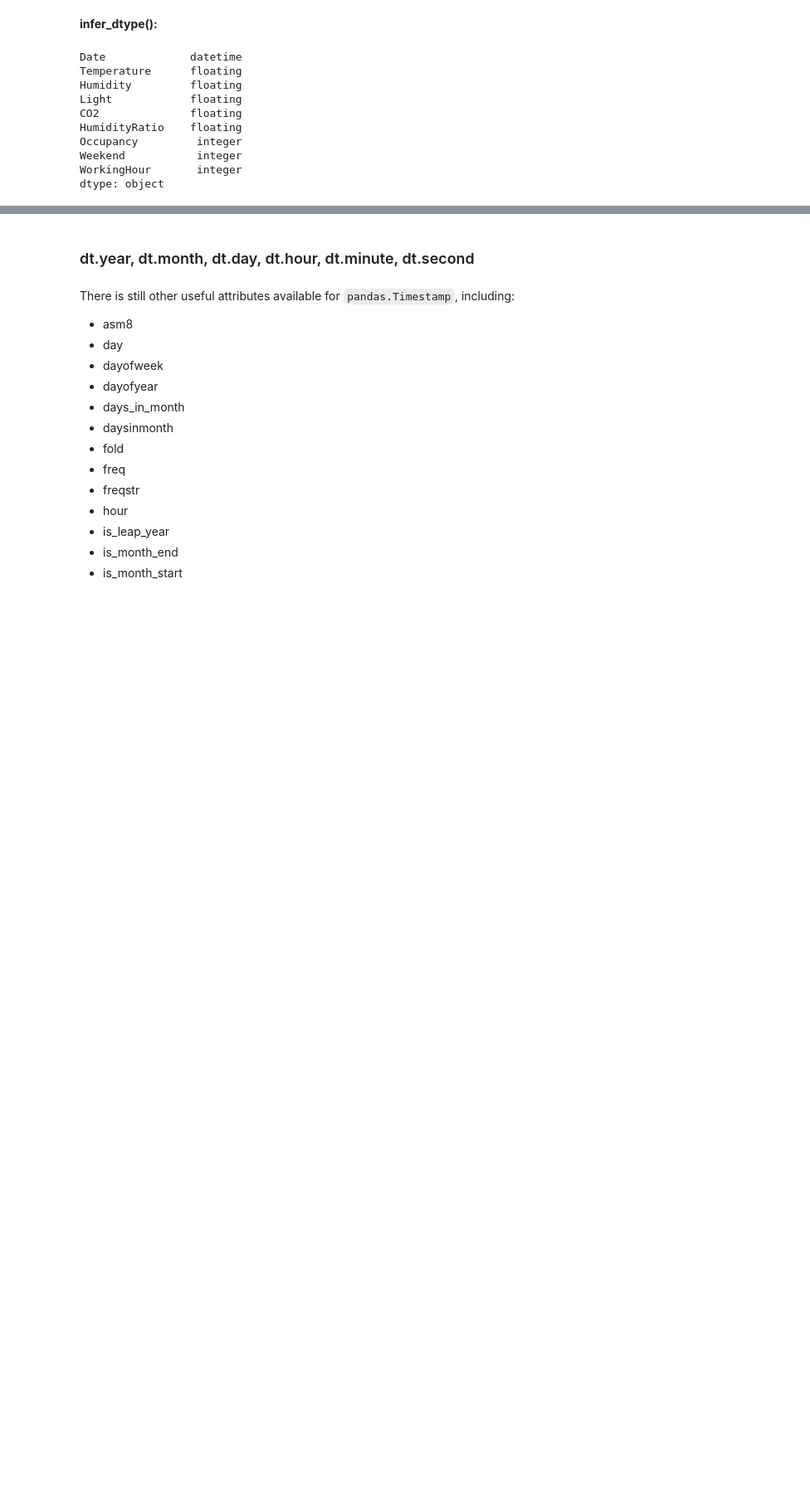
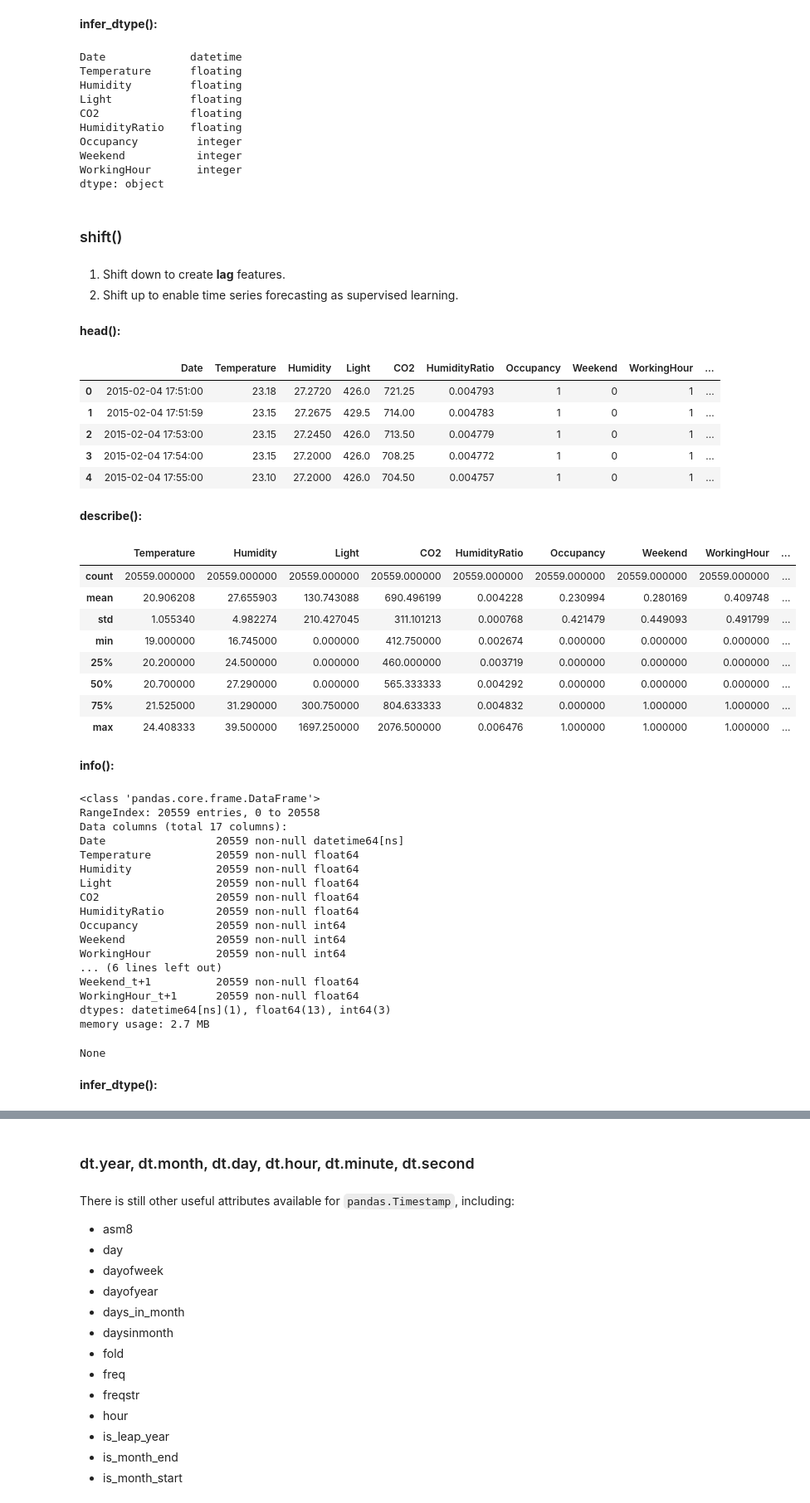
Before and after one commit to yungshun317/sklearn-occupancy-detection-time-series-forecasting, a Jupyter notebook: occupancy_detection_dataset.ipynb, the cells around one changed output, grey strips where cells are left out. Shown at 83% size. Saved outputs shown, nothing was run; the diff lists cells and outputs as text; code cells hidden in the pictures; blank space fills up the shorter version.

```diff
--- a/occupancy_detection_dataset.ipynb
+++ b/occupancy_detection_dataset.ipynb
@@ -1142,3 +1142,67 @@ Occupancy         integer
 Weekend           integer
 WorkingHour       integer
 dtype: object
+# %% [markdown]
+### shift()
+# %% [markdown]
+1. Shift down to create <b>lag</b> features.
+2. Shift up to enable time series forecasting as supervised learning.
+# %%
+def time_series_to_supervised(df, shift_down=1, shift_up=1, dropnan=True):
+    cols = df.columns
+
+    for col in cols:
+        for i in range(shift_down, 0, -1):
+            if i != 0:
+                df['{}'.format(col + '_t-' + str(i))] = data[col].shift(i)
+        for j in range(shift_up, 0, -1):
+            if j != 0:
+                df['{}'.format(col + '_t+' + str(j))] = data[col].shift(-j)
+    if dropnan:
+        df.dropna(inplace=True)
+
+# Don't take in Date
+data = data.set_index('Date')
+time_series_to_supervised(data, shift_down=0, shift_up=1, dropnan=True)
+
+# Reset Date for the next step, creating datetime features
+data.reset_index(level=0, inplace=True)
+report(data)
+# %% [output]
+<b>head():</b>
+|  | Date | Temperature | Humidity | Light | CO2 | HumidityRatio | Occupancy | Weekend | WorkingHour | ... |
+| 0 | 2015-02-04 17:51:00 | 23.18 | 27.2720 | 426.0 | 721.25 | 0.004793 | 1 | 0 | 1 | ... |
+| 1 | 2015-02-04 17:51:59 | 23.15 | 27.2675 | 429.5 | 714.00 | 0.004783 | 1 | 0 | 1 | ... |
+| 2 | 2015-02-04 17:53:00 | 23.15 | 27.2450 | 426.0 | 713.50 | 0.004779 | 1 | 0 | 1 | ... |
+| 3 | 2015-02-04 17:54:00 | 23.15 | 27.2000 | 426.0 | 708.25 | 0.004772 | 1 | 0 | 1 | ... |
+| 4 | 2015-02-04 17:55:00 | 23.10 | 27.2000 | 426.0 | 704.50 | 0.004757 | 1 | 0 | 1 | ... |
+<b>describe():</b>
+|  | Temperature | Humidity | Light | CO2 | HumidityRatio | Occupancy | Weekend | WorkingHour | ... |
+| count | 20559.000000 | 20559.000000 | 20559.000000 | 20559.000000 | 20559.000000 | 20559.000000 | 20559.000000 | 20559.000000 | ... |
+| mean | 20.906208 | 27.655903 | 130.743088 | 690.496199 | 0.004228 | 0.230994 | 0.280169 | 0.409748 | ... |
+| std | 1.055340 | 4.982274 | 210.427045 | 311.101213 | 0.000768 | 0.421479 | 0.449093 | 0.491799 | ... |
+| min | 19.000000 | 16.745000 | 0.000000 | 412.750000 | 0.002674 | 0.000000 | 0.000000 | 0.000000 | ... |
+| 25% | 20.200000 | 24.500000 | 0.000000 | 460.000000 | 0.003719 | 0.000000 | 0.000000 | 0.000000 | ... |
+| 50% | 20.700000 | 27.290000 | 0.000000 | 565.333333 | 0.004292 | 0.000000 | 0.000000 | 0.000000 | ... |
+| 75% | 21.525000 | 31.290000 | 300.750000 | 804.633333 | 0.004832 | 0.000000 | 1.000000 | 1.000000 | ... |
+| max | 24.408333 | 39.500000 | 1697.250000 | 2076.500000 | 0.006476 | 1.000000 | 1.000000 | 1.000000 | ... |
+<b>info():</b>
+<class 'pandas.core.frame.DataFrame'>
+RangeIndex: 20559 entries, 0 to 20558
+Data columns (total 17 columns):
+Date                 20559 non-null datetime64[ns]
+Temperature          20559 non-null float64
+Humidity             20559 non-null float64
+Light                20559 non-null float64
+CO2                  20559 non-null float64
+HumidityRatio        20559 non-null float64
+Occupancy            20559 non-null int64
+Weekend              20559 non-null int64
+WorkingHour          20559 non-null int64
+... (6 lines left out)
+Weekend_t+1          20559 non-null float64
+WorkingHour_t+1      20559 non-null float64
+dtypes: datetime64[ns](1), float64(13), int64(3)
+memory usage: 2.7 MB
+None
+<b>infer_dtype():</b>
```
Also changed, not shown: parts of 16 cells of this notebook.
